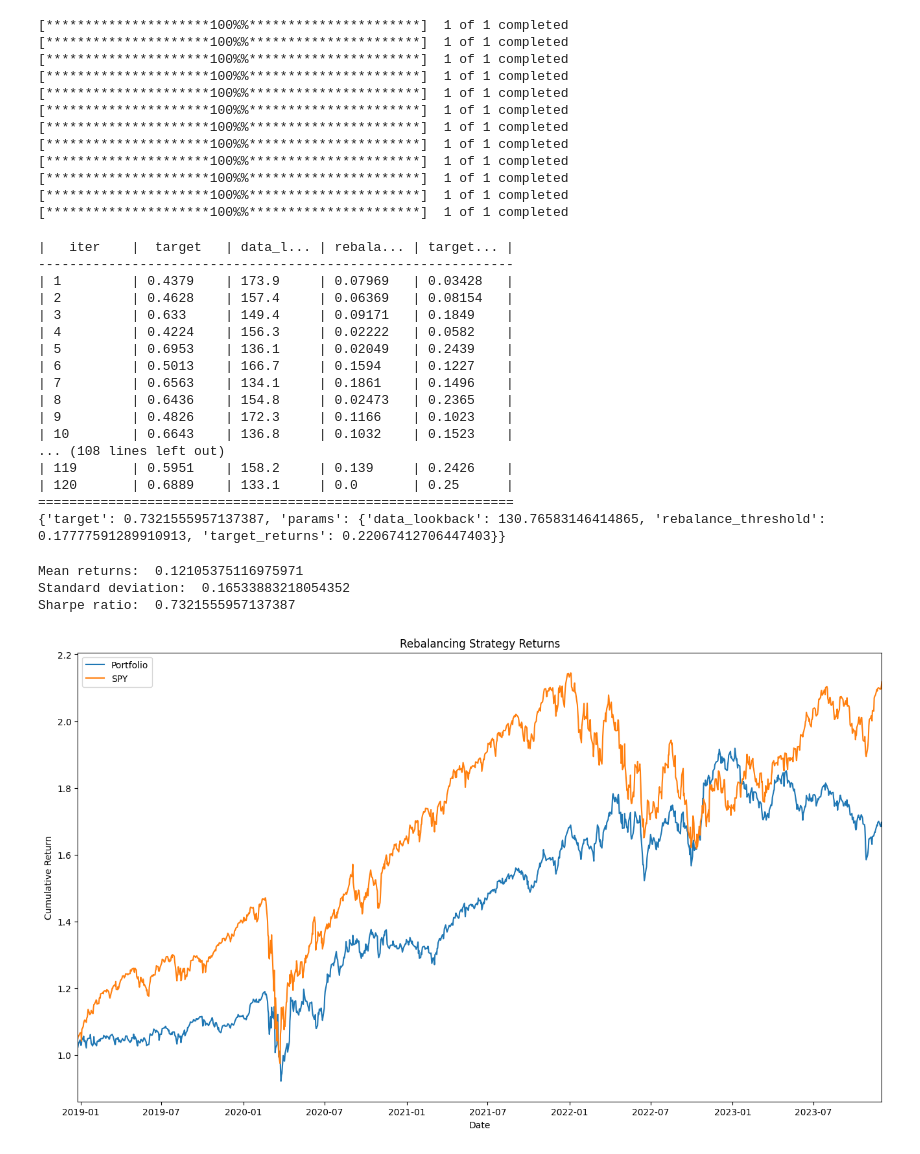
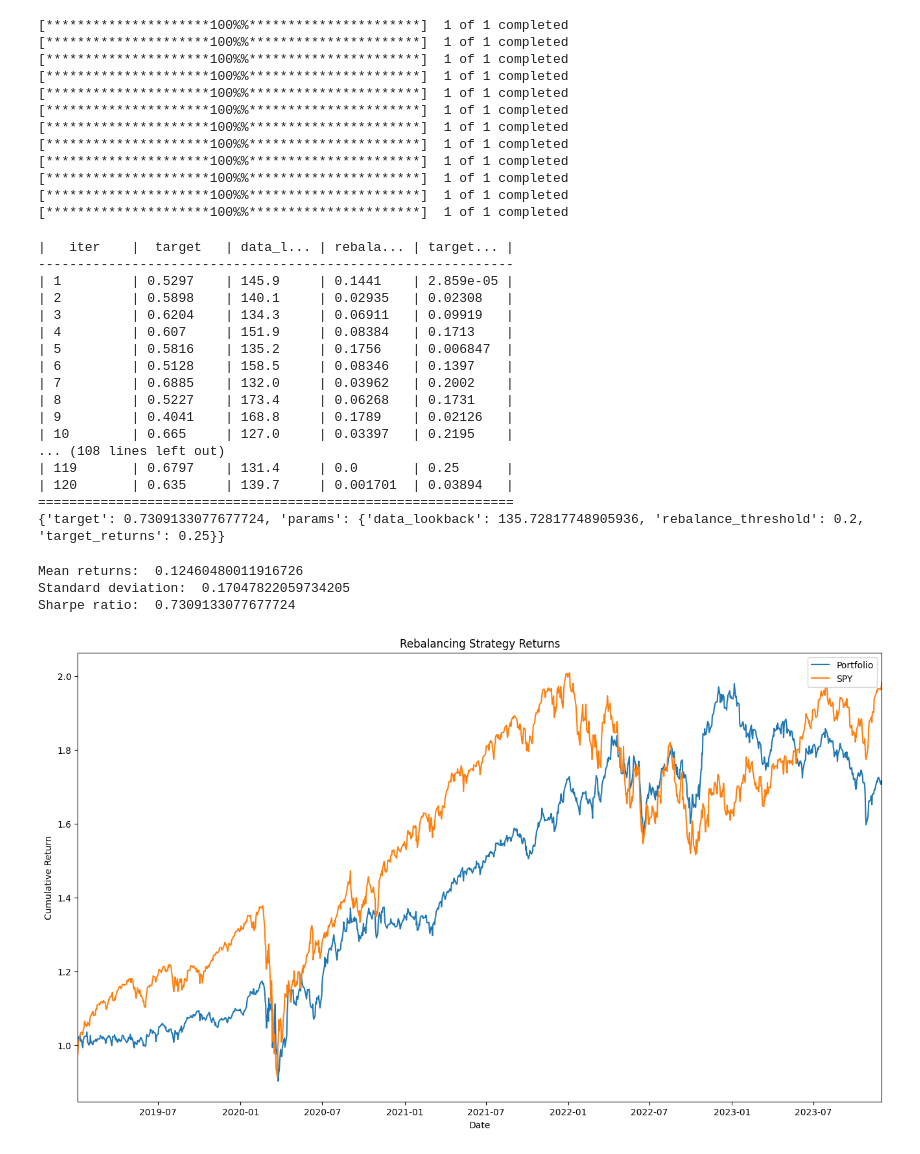
Before and after one commit to jbmitchell02/fin-eng-proj, a Jupyter notebook: rebal_strat.ipynb, the cells around one changed output. Drawn from its saved outputs; the diff is of its cells as text; code cells hidden in the pictures.

```diff
--- a/rebal_strat.ipynb
+++ b/rebal_strat.ipynb
@@ -97,8 +97,8 @@ def strategy_performance(asset_returns, weights, dates):
 def objective_function(target_returns, rebalance_threshold, data_lookback):
     data_lookback = int(data_lookback)
     optimal_weights = rebalancing_strategy(returns, target_returns, rebalance_threshold, data_lookback)
-    dates = data['SPY'].iloc[data_lookback+1:].index
-    sharpe = strategy_performance(returns[data_lookback:], optimal_weights, dates)[3]
+    dates = returns.iloc[data_lookback:].index
+    sharpe = strategy_performance(returns.iloc[data_lookback:], optimal_weights, dates)[3]
     return sharpe
 
 pbounds = {
@@ -107,50 +107,50 @@ pbounds = {
     'data_lookback': (125, 175) # This is very reliably around 150, even given wider bounds
 }
 
-optimizer = BayesianOptimization(objective_function, pbounds)
+optimizer = BayesianOptimization(objective_function, pbounds, random_state=1)
 optimizer.maximize(init_points=20, n_iter=100)
 print(optimizer.max)
 # %% [output]
 |   iter    |  target   | data_l... | rebala... | target... |
 -------------------------------------------------------------
-| 1         | 0.4379    | 173.9     | 0.07969   | 0.03428   |
-| 2         | 0.4628    | 157.4     | 0.06369   | 0.08154   |
-| 3         | 0.633     | 149.4     | 0.09171   | 0.1849    |
-| 4         | 0.4224    | 156.3     | 0.02222   | 0.0582    |
-| 5         | 0.6953    | 136.1     | 0.02049   | 0.2439    |
-| 6         | 0.5013    | 166.7     | 0.1594    | 0.1227    |
-| 7         | 0.6563    | 134.1     | 0.1861    | 0.1496    |
-| 8         | 0.6436    | 154.8     | 0.02473   | 0.2365    |
-| 9         | 0.4826    | 172.3     | 0.1166    | 0.1023    |
-| 10        | 0.6643    | 136.8     | 0.1032    | 0.1523    |
+| 1         | 0.5297    | 145.9     | 0.1441    | 2.859e-05 |
+| 2         | 0.5898    | 140.1     | 0.02935   | 0.02308   |
+| 3         | 0.6204    | 134.3     | 0.06911   | 0.09919   |
+| 4         | 0.607     | 151.9     | 0.08384   | 0.1713    |
+| 5         | 0.5816    | 135.2     | 0.1756    | 0.006847  |
+| 6         | 0.5128    | 158.5     | 0.08346   | 0.1397    |
+| 7         | 0.6885    | 132.0     | 0.03962   | 0.2002    |
+| 8         | 0.5227    | 173.4     | 0.06268   | 0.1731    |
+| 9         | 0.4041    | 168.8     | 0.1789    | 0.02126   |
+| 10        | 0.665     | 127.0     | 0.03397   | 0.2195    |
 ... (108 lines left out)
-| 119       | 0.5951    | 158.2     | 0.139     | 0.2426    |
-| 120       | 0.6889    | 133.1     | 0.0       | 0.25      |
+| 119       | 0.6797    | 131.4     | 0.0       | 0.25      |
+| 120       | 0.635     | 139.7     | 0.001701  | 0.03894   |
 =============================================================
-{'target': 0.7321555957137387, 'params': {'data_lookback': 130.76583146414865, 'rebalance_threshold': 0.17777591289910913, 'target_returns': 0.22067412706447403}}
+{'target': 0.7309133077677724, 'params': {'data_lookback': 135.72817748905936, 'rebalance_threshold': 0.2, 'target_returns': 0.25}}
 # %%
  # Run the strategy
 target_returns = optimizer.max['params']['target_returns']
 rebalance_threshold = optimizer.max['params']['rebalance_threshold']
 data_lookback = int(optimizer.max['params']['data_lookback'])
 optimal_weights = rebalancing_strategy(returns, target_returns, rebalance_threshold, data_lookback)
-dates = data['SPY'].iloc[data_lookback+1:].index
+dates = returns.iloc[data_lookback:].index
 portfolio_returns, mean, std, sharpe = strategy_performance(returns[data_lookback:], optimal_weights, dates)
 print('Mean returns: ', mean)
 print('Standard deviation: ', std)
 print('Sharpe ratio: ', sharpe)
 
 fig, ax = plt.subplots(figsize=(16, 9))
 ax.plot(portfolio_returns.index, (portfolio_returns['Return']+1).cumprod(), label='Portfolio')
 ax.plot(portfolio_returns.index, (returns['SPY'].iloc[data_lookback:]+1).cumprod(), label='SPY')
 ax.legend()
 ax.set_title('Rebalancing Strategy Returns')
 ax.set_xlabel('Date')
 ax.set_ylabel('Cumulative Return')
 ax.margins(x=0)
 plt.show()
 # %% [output]
-Mean returns:  0.12105375116975971
-Standard deviation:  0.16533883218054352
-Sharpe ratio:  0.7321555957137387
+Mean returns:  0.12460480011916726
+Standard deviation:  0.17047822059734205
+Sharpe ratio:  0.7309133077677724
-[figure, old version]
+[figure, new version]
```
Also changed, not shown: 2 other files.
